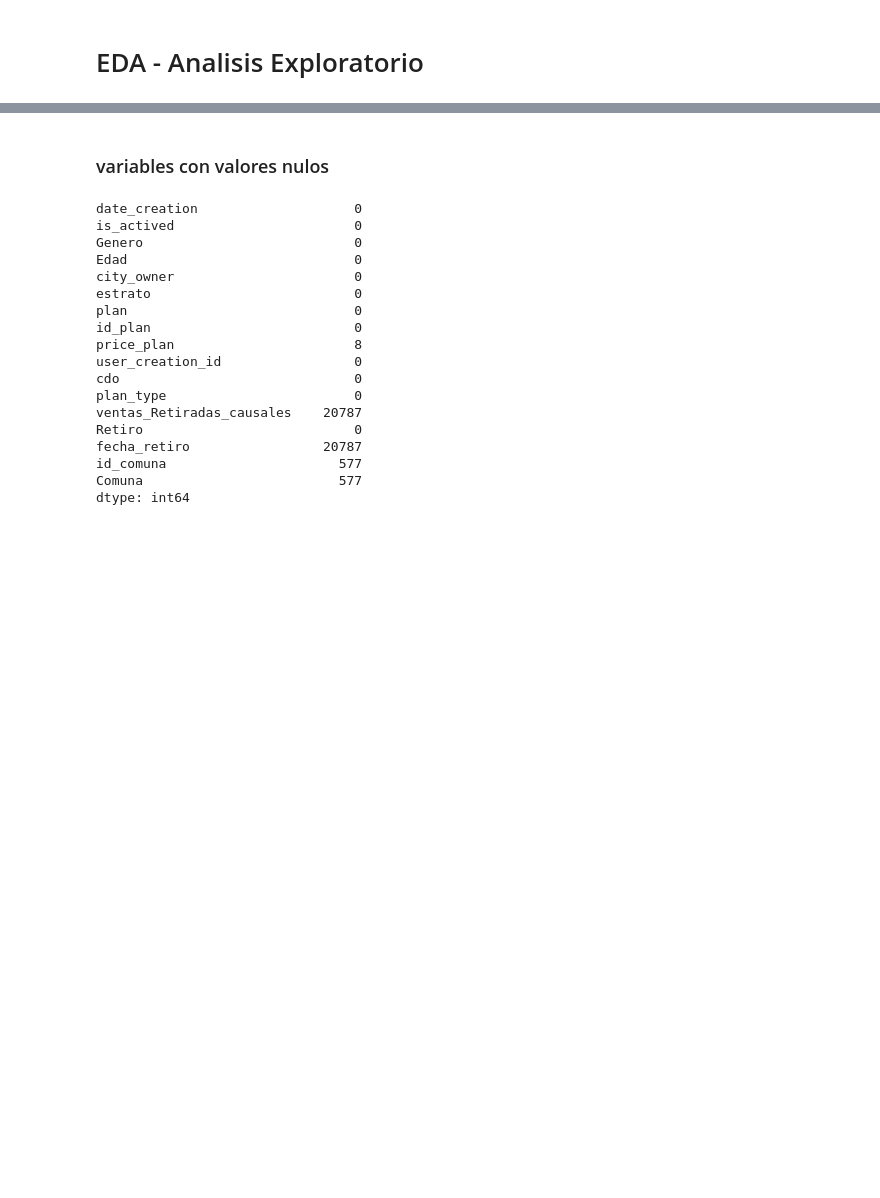
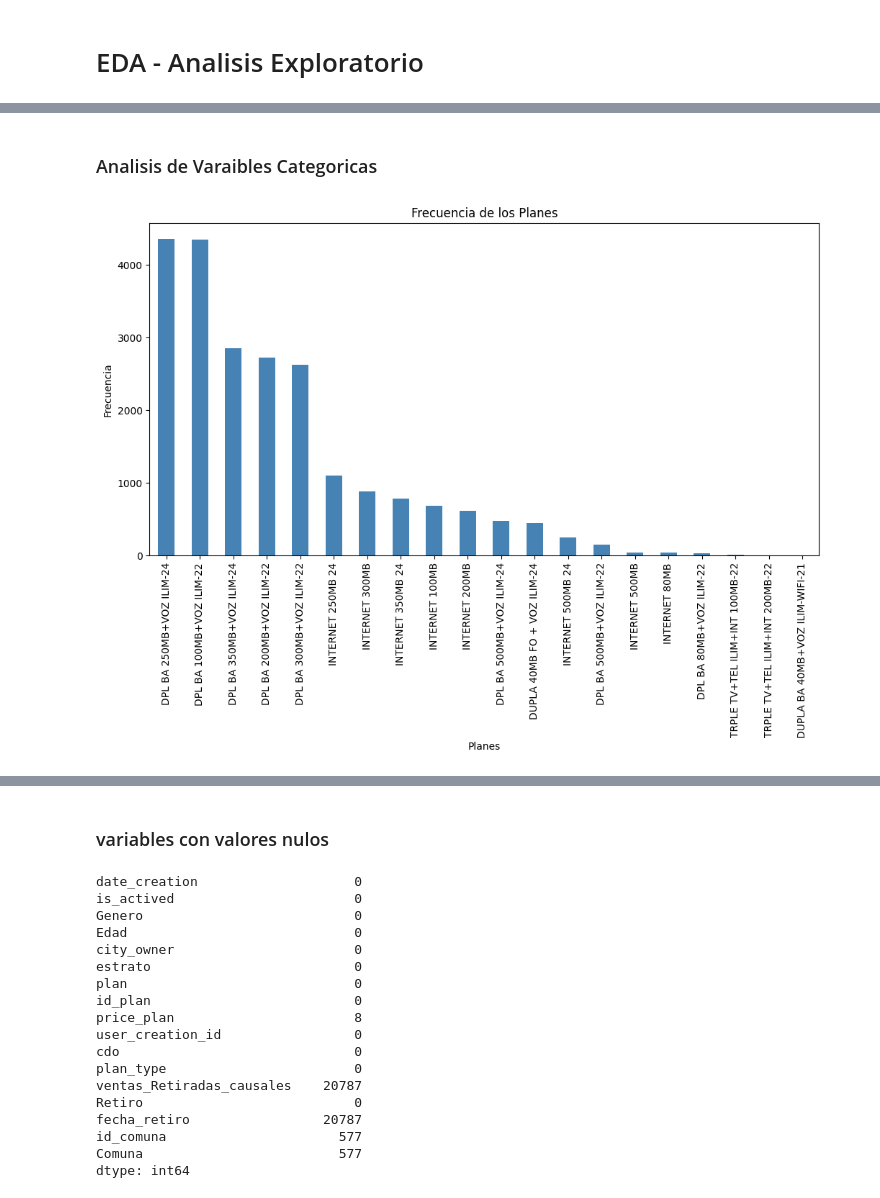
Before and after one commit to Grupos5-EDA-icesi/Analisis-Exploratorio, a Jupyter notebook: FINAL/caso_ventas4.ipynb, the cells around one changed output, grey strips where cells are left out. Cells and saved outputs as stored; diff of their text form; code cells hidden in the pictures; blank space fills up the shorter version.

Commit message:
cambios en el analisis

```diff
--- a/FINAL/caso_ventas4.ipynb
+++ b/FINAL/caso_ventas4.ipynb
@@ -366,0 +451,14 @@ df.isna().sum().sum()   # Contar los valores nulos en total
+# %% [markdown]
+### Analisis de Varaibles Categoricas
+# %%
+# Crear el histograma con etiquetas verticales y alineadas correctamente
+
+plt.figure(figsize=(12, 6))
+df['plan'].value_counts().plot(kind='bar', color='steelblue')
+plt.xlabel('Planes')
+plt.ylabel('Frecuencia')
+plt.title('Frecuencia de los Planes')
+plt.xticks(rotation=90, ha='center')  # Rotación vertical y alineación centrada
+plt.show()
+# %% [output]
+[figure, added]
```
Also changed, not shown: parts of 15 cells of this notebook.
